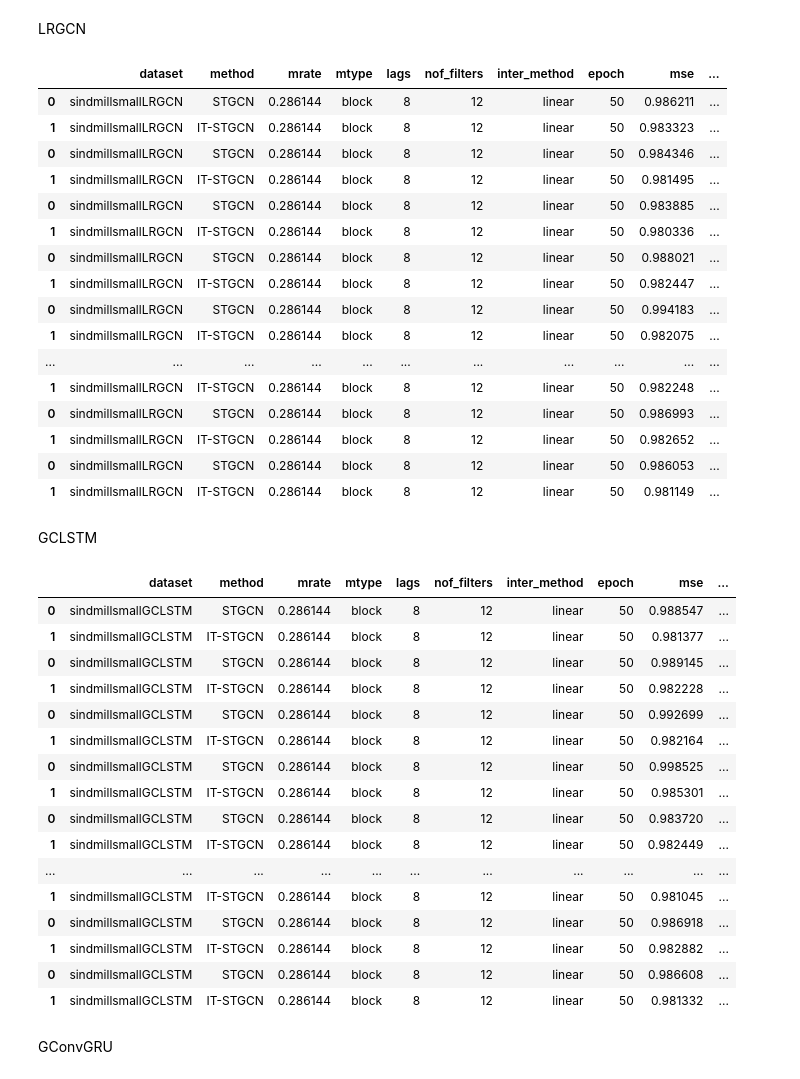
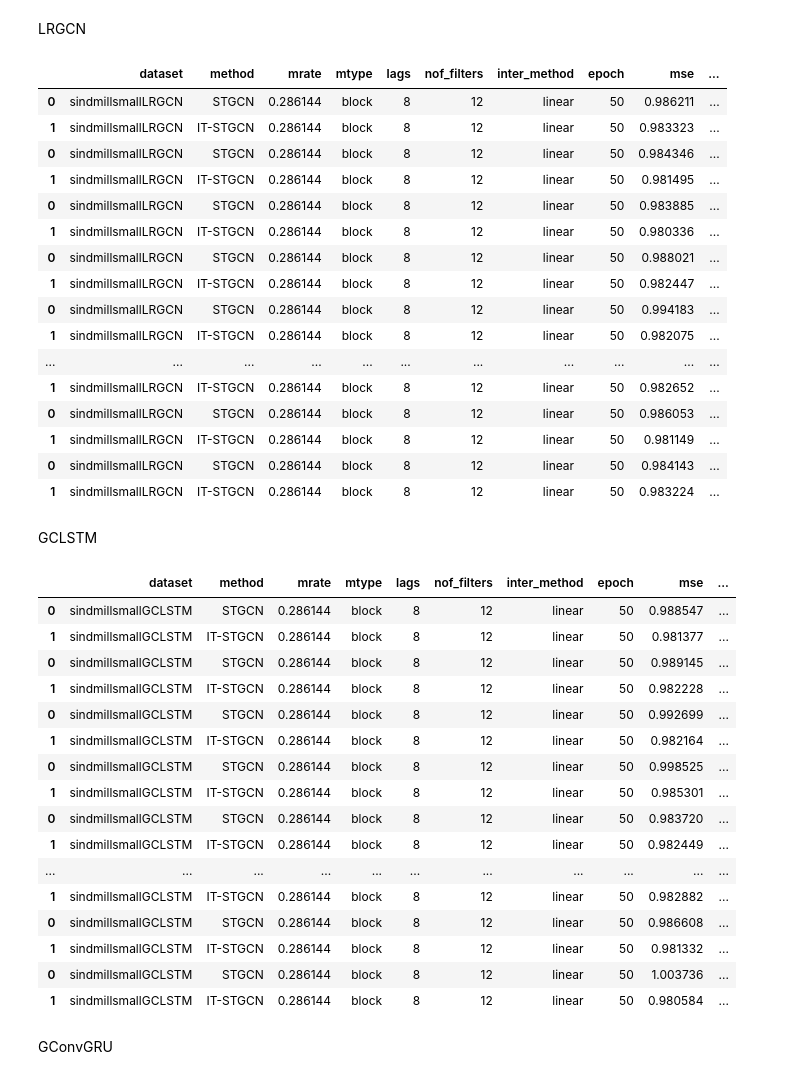
Before and after one commit to seoyeonc/ITTGNN_blog, a Jupyter notebook: posts/2_research/done.ipynb, the cells around one changed output. Saved outputs shown, nothing was run; the diff lists cells and outputs as text; code cells hidden in the pictures.

```diff
--- a/posts/2_research/done.ipynb
+++ b/posts/2_research/done.ipynb
@@ -57,38 +57,39 @@ pd.concat([pd.read_csv('./simulation_results/2024-02-24_17-12-48.csv'), # 1
            pd.read_csv('./simulation_results/2024-02-29_23-24-00.csv'), # 6
            pd.read_csv('./simulation_results/2024-03-01_14-20-41.csv'), # 7
            pd.read_csv('./simulation_results/2024-03-02_05-31-34.csv'), # 8
            pd.read_csv('./simulation_results/2024-03-02_20-20-07.csv'), # 9
            pd.read_csv('./simulation_results/2024-03-03_11-18-32.csv'), # 10
            pd.read_csv('./simulation_results/2024-03-04_01-27-12.csv'), # 11
            pd.read_csv('./simulation_results/2024-03-04_13-12-25.csv'), # 12
            pd.read_csv('./simulation_results/2024-03-05_00-18-50.csv'), # 13
            pd.read_csv('./simulation_results/2024-03-05_10-30-53.csv'), # 14
            pd.read_csv('./simulation_results/2024-03-05_11-20-25.csv'), # 15
            pd.read_csv('./simulation_results/2024-03-06_07-09-45.csv'), # 16
            pd.read_csv('./simulation_results/2024-03-06_19-37-46.csv'), # 17
            pd.read_csv('./simulation_results/2024-03-07_08-43-01.csv'), # 18
            pd.read_csv('./simulation_results/2024-03-07_21-55-25.csv'), # 19
            pd.read_csv('./simulation_results/2024-03-08_16-32-06.csv'), # 20
            pd.read_csv('./simulation_results/2024-03-09_05-37-54.csv'), # 21
+           pd.read_csv('./simulation_results/2024-03-09_18-51-44.csv'), # 22
           ]).assign(model='LRGCN')#.iloc[:,1:].assign(dataset='windmillsmall')
 # %% [output]
 |  | dataset | method | mrate | mtype | lags | nof_filters | inter_method | epoch | mse | ... |
 | 0 | sindmillsmallLRGCN | STGCN | 0.286144 | block | 8 | 12 | linear | 50 | 0.986211 | ... |
 | 1 | sindmillsmallLRGCN | IT-STGCN | 0.286144 | block | 8 | 12 | linear | 50 | 0.983323 | ... |
 | 0 | sindmillsmallLRGCN | STGCN | 0.286144 | block | 8 | 12 | linear | 50 | 0.984346 | ... |
 | 1 | sindmillsmallLRGCN | IT-STGCN | 0.286144 | block | 8 | 12 | linear | 50 | 0.981495 | ... |
 | 0 | sindmillsmallLRGCN | STGCN | 0.286144 | block | 8 | 12 | linear | 50 | 0.983885 | ... |
 | 1 | sindmillsmallLRGCN | IT-STGCN | 0.286144 | block | 8 | 12 | linear | 50 | 0.980336 | ... |
 | 0 | sindmillsmallLRGCN | STGCN | 0.286144 | block | 8 | 12 | linear | 50 | 0.988021 | ... |
 | 1 | sindmillsmallLRGCN | IT-STGCN | 0.286144 | block | 8 | 12 | linear | 50 | 0.982447 | ... |
 | 0 | sindmillsmallLRGCN | STGCN | 0.286144 | block | 8 | 12 | linear | 50 | 0.994183 | ... |
 | 1 | sindmillsmallLRGCN | IT-STGCN | 0.286144 | block | 8 | 12 | linear | 50 | 0.982075 | ... |
 | ... | ... | ... | ... | ... | ... | ... | ... | ... | ... | ... |
-| 1 | sindmillsmallLRGCN | IT-STGCN | 0.286144 | block | 8 | 12 | linear | 50 | 0.982248 | ... |
-| 0 | sindmillsmallLRGCN | STGCN | 0.286144 | block | 8 | 12 | linear | 50 | 0.986993 | ... |
 | 1 | sindmillsmallLRGCN | IT-STGCN | 0.286144 | block | 8 | 12 | linear | 50 | 0.982652 | ... |
 | 0 | sindmillsmallLRGCN | STGCN | 0.286144 | block | 8 | 12 | linear | 50 | 0.986053 | ... |
 | 1 | sindmillsmallLRGCN | IT-STGCN | 0.286144 | block | 8 | 12 | linear | 50 | 0.981149 | ... |
+| 0 | sindmillsmallLRGCN | STGCN | 0.286144 | block | 8 | 12 | linear | 50 | 0.984143 | ... |
+| 1 | sindmillsmallLRGCN | IT-STGCN | 0.286144 | block | 8 | 12 | linear | 50 | 0.983224 | ... |
 # %% [markdown]
 GCLSTM
 # %%
@@ -110,6 +111,7 @@ pd.concat([pd.read_csv('./simulation_results/2024-02-25_01-56-18.csv'), # 1
            pd.read_csv('./simulation_results/2024-03-07_01-57-28.csv'), # 16
            pd.read_csv('./simulation_results/2024-03-08_03-34-59.csv'), # 17
            pd.read_csv('./simulation_results/2024-03-08_20-00-11.csv'), # 18
+           pd.read_csv('./simulation_results/2024-03-09_08-17-39.csv'), # 19
           ]).assign(model='GCLSTM')#.iloc[:,1:].assign(dataset='windmillsmall')
 # %% [output]
 |  | dataset | method | mrate | mtype | lags | nof_filters | inter_method | epoch | mse | ... |
@@ -124,11 +126,11 @@ pd.concat([pd.read_csv('./simulation_results/2024-02-25_01-56-18.csv'), # 1
 | 0 | sindmillsmallGCLSTM | STGCN | 0.286144 | block | 8 | 12 | linear | 50 | 0.983720 | ... |
 | 1 | sindmillsmallGCLSTM | IT-STGCN | 0.286144 | block | 8 | 12 | linear | 50 | 0.982449 | ... |
 | ... | ... | ... | ... | ... | ... | ... | ... | ... | ... | ... |
-| 1 | sindmillsmallGCLSTM | IT-STGCN | 0.286144 | block | 8 | 12 | linear | 50 | 0.981045 | ... |
-| 0 | sindmillsmallGCLSTM | STGCN | 0.286144 | block | 8 | 12 | linear | 50 | 0.986918 | ... |
 | 1 | sindmillsmallGCLSTM | IT-STGCN | 0.286144 | block | 8 | 12 | linear | 50 | 0.982882 | ... |
 | 0 | sindmillsmallGCLSTM | STGCN | 0.286144 | block | 8 | 12 | linear | 50 | 0.986608 | ... |
 | 1 | sindmillsmallGCLSTM | IT-STGCN | 0.286144 | block | 8 | 12 | linear | 50 | 0.981332 | ... |
+| 0 | sindmillsmallGCLSTM | STGCN | 0.286144 | block | 8 | 12 | linear | 50 | 1.003736 | ... |
+| 1 | sindmillsmallGCLSTM | IT-STGCN | 0.286144 | block | 8 | 12 | linear | 50 | 0.980584 | ... |
 # %% [markdown]
 GConvGRU
 # %%
```
Also changed, not shown: parts of 3 cells of this notebook, 5 other files.
